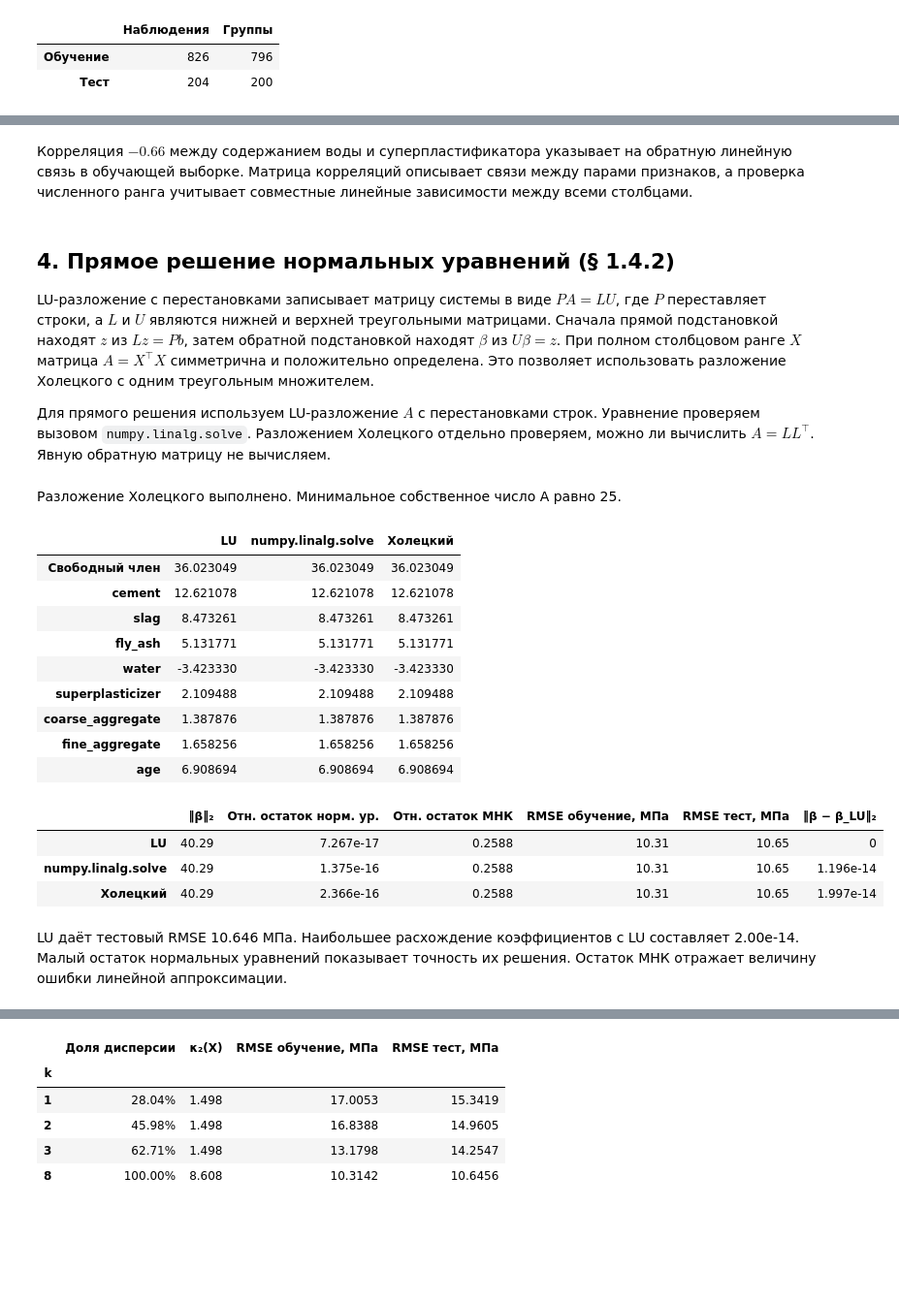
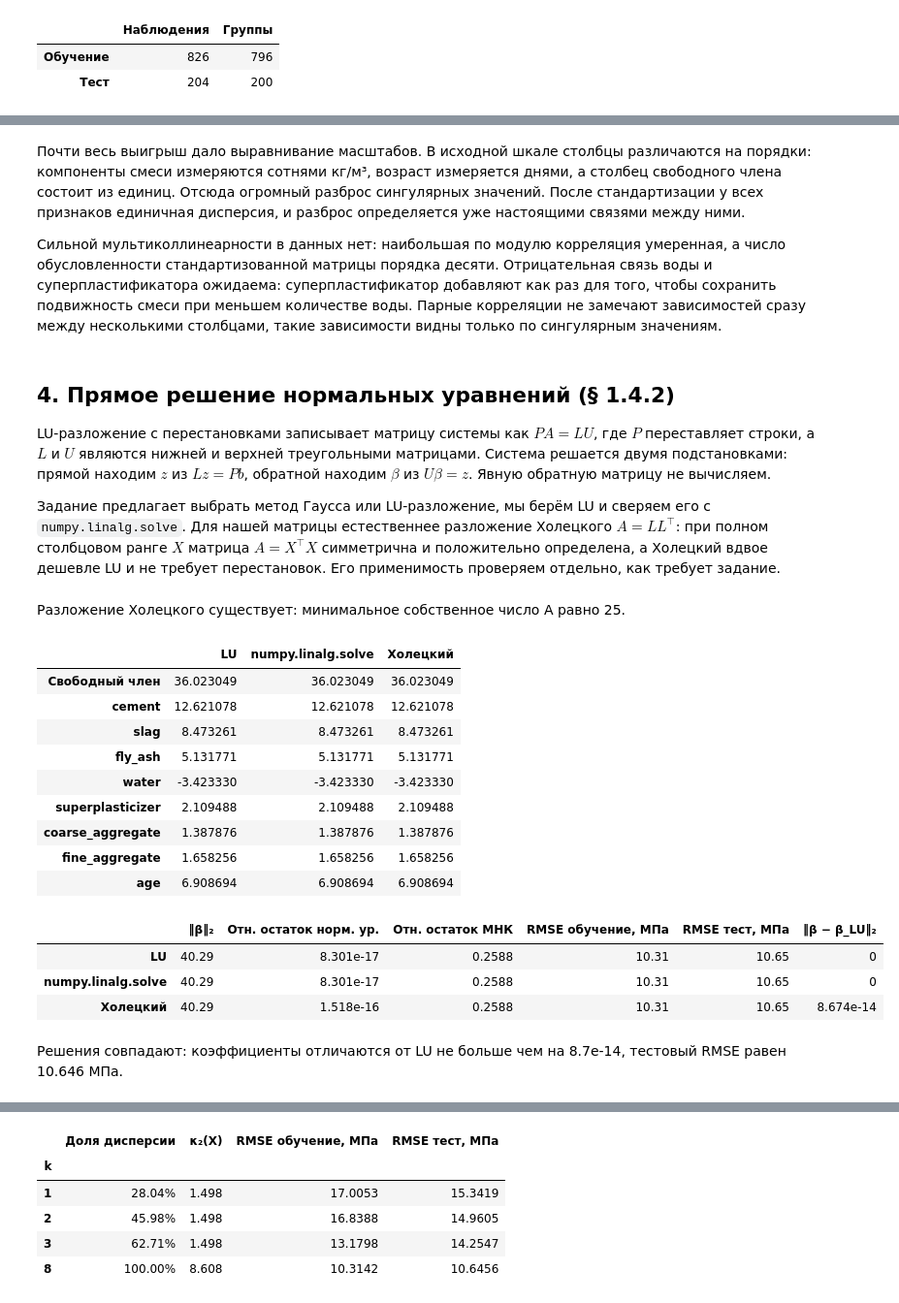
Before and after one commit to samjokk/momo-1, a Jupyter notebook: lab-1/Лабораторная_работа_1.ipynb, the cells around one changed output, grey strips where cells are left out. Shown at 97% size. Saved outputs shown, nothing was run; the diff lists cells and outputs as text; code cells hidden in the pictures; blank space fills up the shorter version.

```diff
--- a/lab-1/Лабораторная_работа_1.ipynb
+++ b/lab-1/Лабораторная_работа_1.ipynb
@@ -226,11 +222,13 @@ display(Markdown(
 # %% [markdown]
-Корреляция $-0.66$ между содержанием воды и суперпластификатора указывает на обратную линейную связь в обучающей выборке. Матрица корреляций описывает связи между парами признаков, а проверка численного ранга учитывает совместные линейные зависимости между всеми столбцами.
+Почти весь выигрыш дало выравнивание масштабов. В исходной шкале столбцы различаются на порядки: компоненты смеси измеряются сотнями кг/м³, возраст измеряется днями, а столбец свободного члена состоит из единиц. Отсюда огромный разброс сингулярных значений. После стандартизации у всех признаков единичная дисперсия, и разброс определяется уже настоящими связями между ними.
+
+Сильной мультиколлинеарности в данных нет: наибольшая по модулю корреляция умеренная, а число обусловленности стандартизованной матрицы порядка десяти. Отрицательная связь воды и суперпластификатора ожидаема: суперпластификатор добавляют как раз для того, чтобы сохранить подвижность смеси при меньшем количестве воды. Парные корреляции не замечают зависимостей сразу между несколькими столбцами, такие зависимости видны только по сингулярным значениям.
 # %% [markdown]
 ## 4. Прямое решение нормальных уравнений (§ 1.4.2)
 
-LU-разложение с перестановками записывает матрицу системы в виде $PA=LU$, где $P$ переставляет строки, а $L$ и $U$ являются нижней и верхней треугольными матрицами. Сначала прямой подстановкой находят $z$ из $Lz=Pb$, затем обратной подстановкой находят $\beta$ из $U\beta=z$. При полном столбцовом ранге $X$ матрица $A=X^\top X$ симметрична и положительно определена. Это позволяет использовать разложение Холецкого с одним треугольным множителем.
+LU-разложение с перестановками записывает матрицу системы как $PA=LU$, где $P$ переставляет строки, а $L$ и $U$ являются нижней и верхней треугольными матрицами. Система решается двумя подстановками: прямой находим $z$ из $Lz=Pb$, обратной находим $\beta$ из $U\beta=z$. Явную обратную матрицу не вычисляем.
 
-Для прямого решения используем LU-разложение $A$ с перестановками строк. Уравнение проверяем вызовом `numpy.linalg.solve`. Разложением Холецкого отдельно проверяем, можно ли вычислить $A=LL^\top$. Явную обратную матрицу не вычисляем.
+Задание предлагает выбрать метод Гаусса или LU-разложение, мы берём LU и сверяем его с `numpy.linalg.solve`. Для нашей матрицы естественнее разложение Холецкого $A=LL^\top$: при полном столбцовом ранге $X$ матрица $A=X^\top X$ симметрична и положительно определена, а Холецкий вдвое дешевле LU и не требует перестановок. Его применимость проверяем отдельно, как требует задание.
 # %%
 def solve_lu(matrix, rhs):
     with warnings.catch_warnings():
@@ -277,43 +275,40 @@ except np.linalg.LinAlgError as error:
     ))
 else:
     direct_solutions["Холецкий"] = cho_solve(chol, b)
     display(Markdown(
-        "Разложение Холецкого выполнено. "
-        f"Минимальное собственное число A равно {np.linalg.eigvalsh(A)[0]:.3g}."
+        "Разложение Холецкого существует: "
+        f"минимальное собственное число A равно {np.linalg.eigvalsh(A)[0]:.3g}."
     ))
 
 coefficient_names = ["Свободный член", *FEATURES]
 display(pd.DataFrame(direct_solutions, index=coefficient_names).style.format("{:.6f}"))
 direct_results = pd.DataFrame({
     name: baseline_metrics(beta) for name, beta in direct_solutions.items()
 }).T
 direct_results["‖β − β_LU‖₂"] = [
     np.linalg.norm(beta - beta_lu) for beta in direct_solutions.values()
 ]
 display(direct_results.style.format("{:.4g}"))
 
 display(Markdown(
-    f"LU даёт тестовый RMSE {direct_results.loc['LU', 'RMSE тест, МПа']:.3f} МПа. "
-    f"Наибольшее расхождение коэффициентов с LU составляет "
-    f"{direct_results['‖β − β_LU‖₂'].max():.2e}. "
-    "Малый остаток нормальных уравнений показывает точность их решения. "
-    "Остаток МНК отражает величину ошибки линейной аппроксимации."
+    f"Решения совпадают: коэффициенты отличаются от LU не больше чем на {direct_results['‖β − β_LU‖₂'].max():.1e}, "
+    f"тестовый RMSE равен {direct_results.loc['LU', 'RMSE тест, МПа']:.3f} МПа."
 ))
 # %% [output]
-Разложение Холецкого выполнено. Минимальное собственное число A равно 25.
+Разложение Холецкого существует: минимальное собственное число A равно 25.
 |  | LU | numpy.linalg.solve | Холецкий |
 | Свободный член | 36.023049 | 36.023049 | 36.023049 |
 | cement | 12.621078 | 12.621078 | 12.621078 |
 | slag | 8.473261 | 8.473261 | 8.473261 |
 | fly_ash | 5.131771 | 5.131771 | 5.131771 |
 | water | -3.423330 | -3.423330 | -3.423330 |
 | superplasticizer | 2.109488 | 2.109488 | 2.109488 |
 | coarse_aggregate | 1.387876 | 1.387876 | 1.387876 |
 | fine_aggregate | 1.658256 | 1.658256 | 1.658256 |
 | age | 6.908694 | 6.908694 | 6.908694 |
 |  | ‖β‖₂ | Отн. остаток норм. ур. | Отн. остаток МНК | RMSE обучение, МПа | RMSE тест, МПа | ‖β − β_LU‖₂ |
-| LU | 40.29 | 7.267e-17 | 0.2588 | 10.31 | 10.65 | 0 |
-| numpy.linalg.solve | 40.29 | 1.375e-16 | 0.2588 | 10.31 | 10.65 | 1.196e-14 |
-| Холецкий | 40.29 | 2.366e-16 | 0.2588 | 10.31 | 10.65 | 1.997e-14 |
+| LU | 40.29 | 8.301e-17 | 0.2588 | 10.31 | 10.65 | 0 |
+| numpy.linalg.solve | 40.29 | 8.301e-17 | 0.2588 | 10.31 | 10.65 | 0 |
+| Холецкий | 40.29 | 1.518e-16 | 0.2588 | 10.31 | 10.65 | 8.674e-14 |
-LU даёт тестовый RMSE 10.646 МПа. Наибольшее расхождение коэффициентов с LU составляет 2.00e-14. Малый остаток нормальных уравнений показывает точность их решения. Остаток МНК отражает величину ошибки линейной аппроксимации.
+Решения совпадают: коэффициенты отличаются от LU не больше чем на 8.7e-14, тестовый RMSE равен 10.646 МПа.
 # %% [markdown]
```
Also changed, not shown: parts of 34 cells of this notebook.
